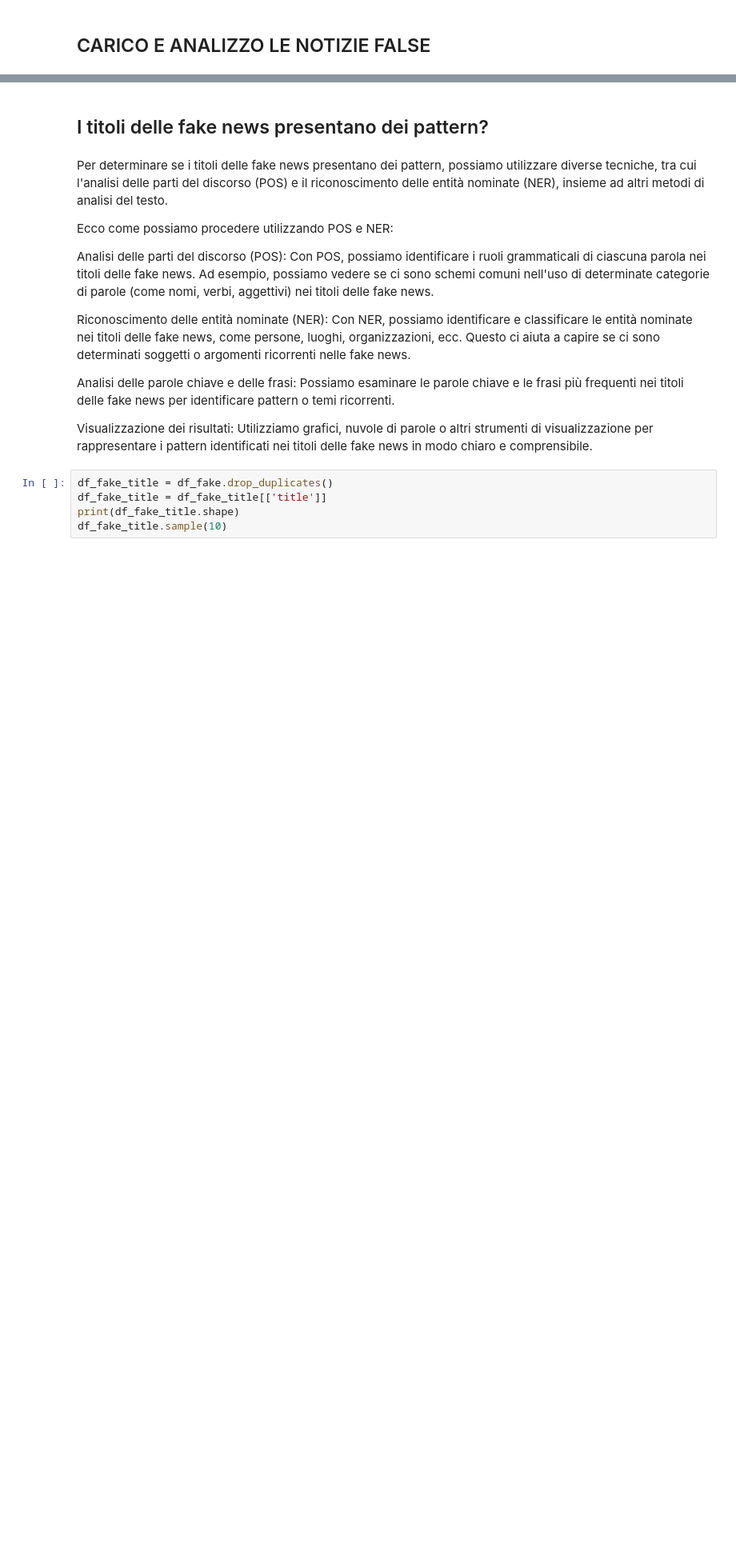
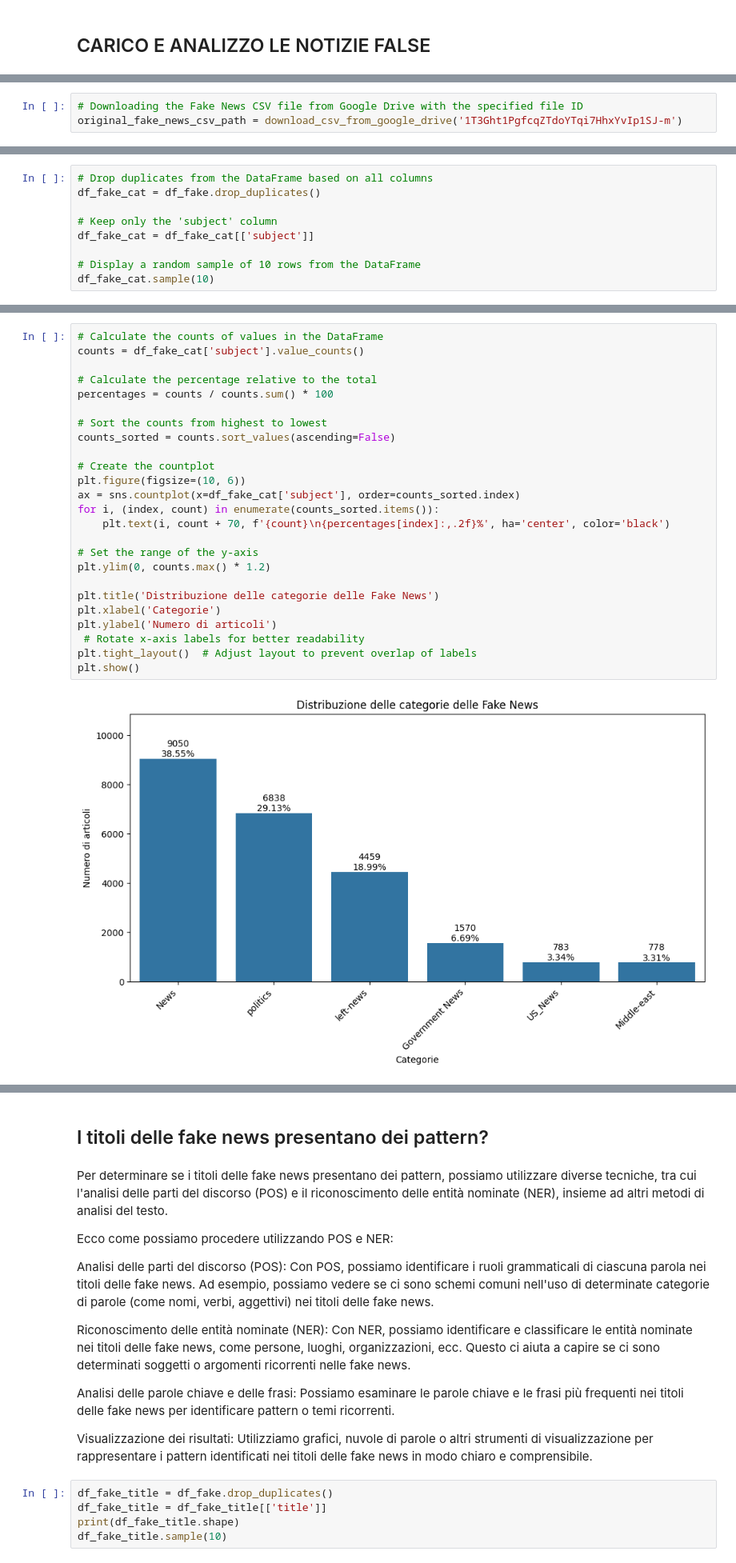
Before and after one commit to cdario79/FiltroFakeNews, a Jupyter notebook: Filtro_per_Fake_News.ipynb, the cells around one changed output, grey strips where cells are left out. Shown at 80% size. Saved outputs shown, nothing was run; the diff lists cells and outputs as text; blank space fills up the shorter version.

```diff
--- a/Filtro_per_Fake_News.ipynb
+++ b/Filtro_per_Fake_News.ipynb
@@ -631,0 +509,3 @@ Topic 1:
+# %%
+# Downloading the Fake News CSV file from Google Drive with the specified file ID
+original_fake_news_csv_path = download_csv_from_google_drive('1T3Ght1PgfcqZTdoYTqi7HhxYvIp1SJ-m')
@@ -631,0 +598,9 @@ Topic 1:
+# %%
+# Drop duplicates from the DataFrame based on all columns
+df_fake_cat = df_fake.drop_duplicates()
+
+# Keep only the 'subject' column
+df_fake_cat = df_fake_cat[['subject']]
+
+# Display a random sample of 10 rows from the DataFrame
+df_fake_cat.sample(10)
@@ -631,0 +624,27 @@ Topic 1:
+# %%
+# Calculate the counts of values in the DataFrame
+counts = df_fake_cat['subject'].value_counts()
+
+# Calculate the percentage relative to the total
+percentages = counts / counts.sum() * 100
+
+# Sort the counts from highest to lowest
+counts_sorted = counts.sort_values(ascending=False)
+
+# Create the countplot
+plt.figure(figsize=(10, 6))
+ax = sns.countplot(x=df_fake_cat['subject'], order=counts_sorted.index)
+for i, (index, count) in enumerate(counts_sorted.items()):
+    plt.text(i, count + 70, f'{count}\n{percentages[index]:,.2f}%', ha='center', color='black')
+
+# Set the range of the y-axis
+plt.ylim(0, counts.max() * 1.2)
+
+plt.title('Distribuzione delle categorie delle Fake News')
+plt.xlabel('Categorie')
+plt.ylabel('Numero di articoli')
+ # Rotate x-axis labels for better readability
+plt.tight_layout()  # Adjust layout to prevent overlap of labels
+plt.show()
+# %% [output]
+[figure, added]
```
Also changed, not shown: parts of 68 cells of this notebook.
